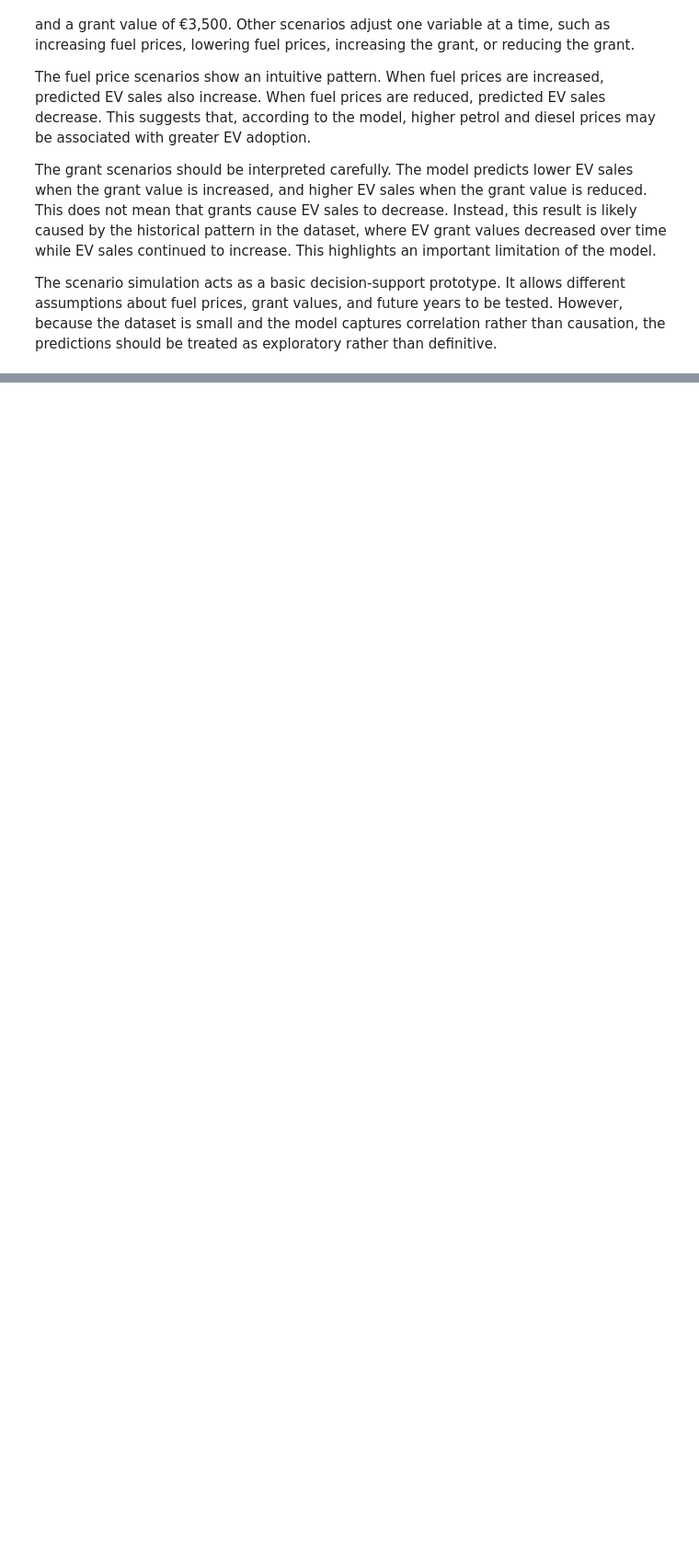
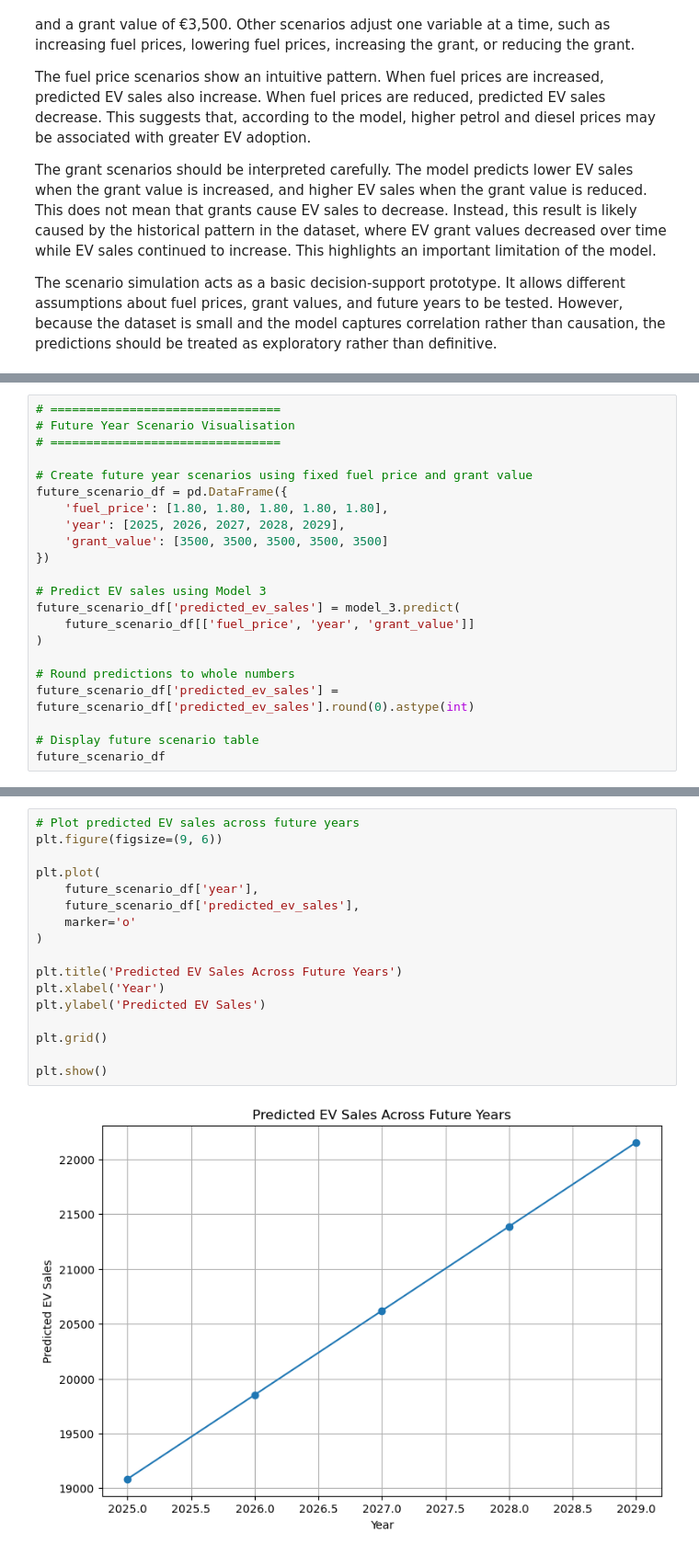
Before and after one commit to Guilherme2022448/Final-Project, a Jupyter notebook: ev_adoption_analysis.ipynb, the cells around one changed output, grey strips where cells are left out. Shown at 92% size. Cells and saved outputs as stored; diff of their text form; blank space fills up the shorter version.

```diff
--- a/ev_adoption_analysis.ipynb
+++ b/ev_adoption_analysis.ipynb
@@ -1431,0 +1570,22 @@ The scenario simulation acts as a basic decision-support prototype. It allows di
+# %%
+# ================================
+# Future Year Scenario Visualisation
+# ================================
+
+# Create future year scenarios using fixed fuel price and grant value
+future_scenario_df = pd.DataFrame({
+    'fuel_price': [1.80, 1.80, 1.80, 1.80, 1.80],
+    'year': [2025, 2026, 2027, 2028, 2029],
+    'grant_value': [3500, 3500, 3500, 3500, 3500]
+})
+
+# Predict EV sales using Model 3
+future_scenario_df['predicted_ev_sales'] = model_3.predict(
+    future_scenario_df[['fuel_price', 'year', 'grant_value']]
+)
+
+# Round predictions to whole numbers
+future_scenario_df['predicted_ev_sales'] = future_scenario_df['predicted_ev_sales'].round(0).astype(int)
+
+# Display future scenario table
+future_scenario_df
@@ -1431,0 +1599,19 @@ The scenario simulation acts as a basic decision-support prototype. It allows di
+# %%
+# Plot predicted EV sales across future years
+plt.figure(figsize=(9, 6))
+
+plt.plot(
+    future_scenario_df['year'],
+    future_scenario_df['predicted_ev_sales'],
+    marker='o'
+)
+
+plt.title('Predicted EV Sales Across Future Years')
+plt.xlabel('Year')
+plt.ylabel('Predicted EV Sales')
+
+plt.grid()
+
+plt.show()
+# %% [output]
+[figure, added]
```
Also changed, not shown: parts of 10 cells of this notebook.
